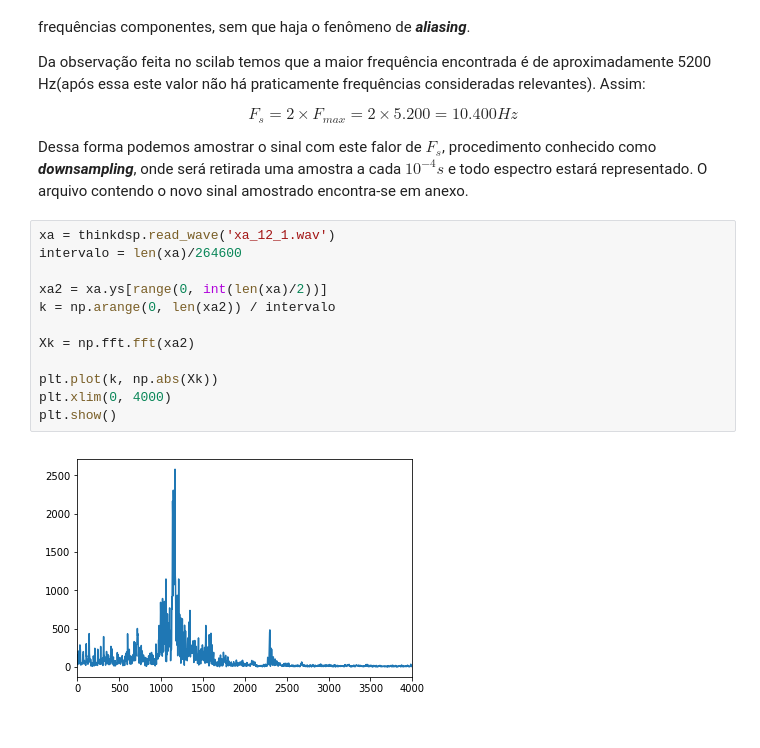
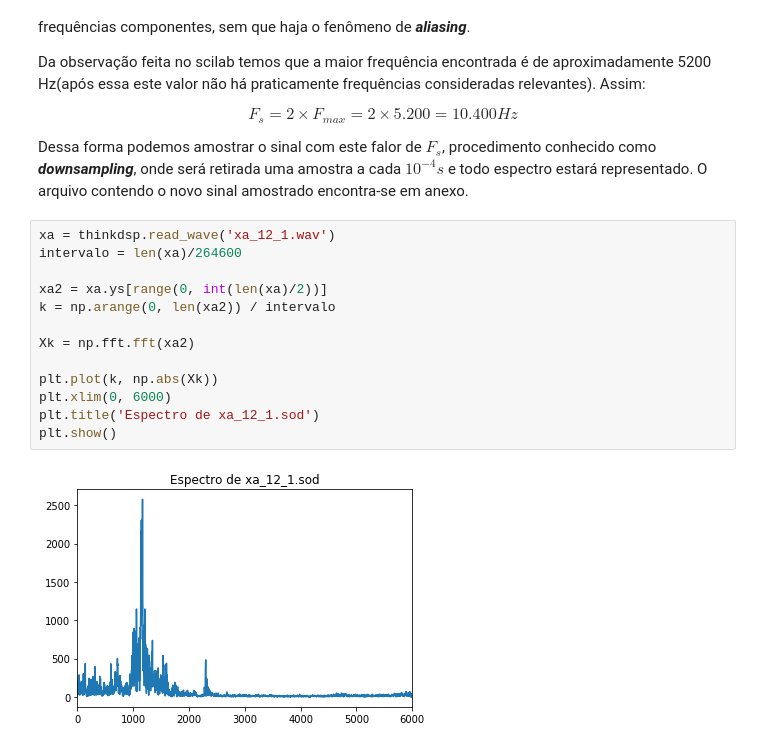
Before and after one commit to ecalasans/pds_-2, a Jupyter notebook: p2.ipynb, the cells around one changed output. Drawn from its saved outputs; the diff is of its cells as text.

```diff
--- a/p2.ipynb
+++ b/p2.ipynb
@@ -465,14 +394,15 @@ Dessa forma podemos amostrar o sinal com este falor de $F_{s}$, procedimento con
 # %%
 xa = thinkdsp.read_wave('xa_12_1.wav')
 intervalo = len(xa)/264600
 
 xa2 = xa.ys[range(0, int(len(xa)/2))]
 k = np.arange(0, len(xa2)) / intervalo
 
 Xk = np.fft.fft(xa2)
 
 plt.plot(k, np.abs(Xk))
-plt.xlim(0, 4000)
+plt.xlim(0, 6000)
+plt.title('Espectro de xa_12_1.sod')
 plt.show()
 # %% [output]
-[figure, old version]
+[figure, new version]
```
Also changed, not shown: parts of 2 cells of this notebook.
